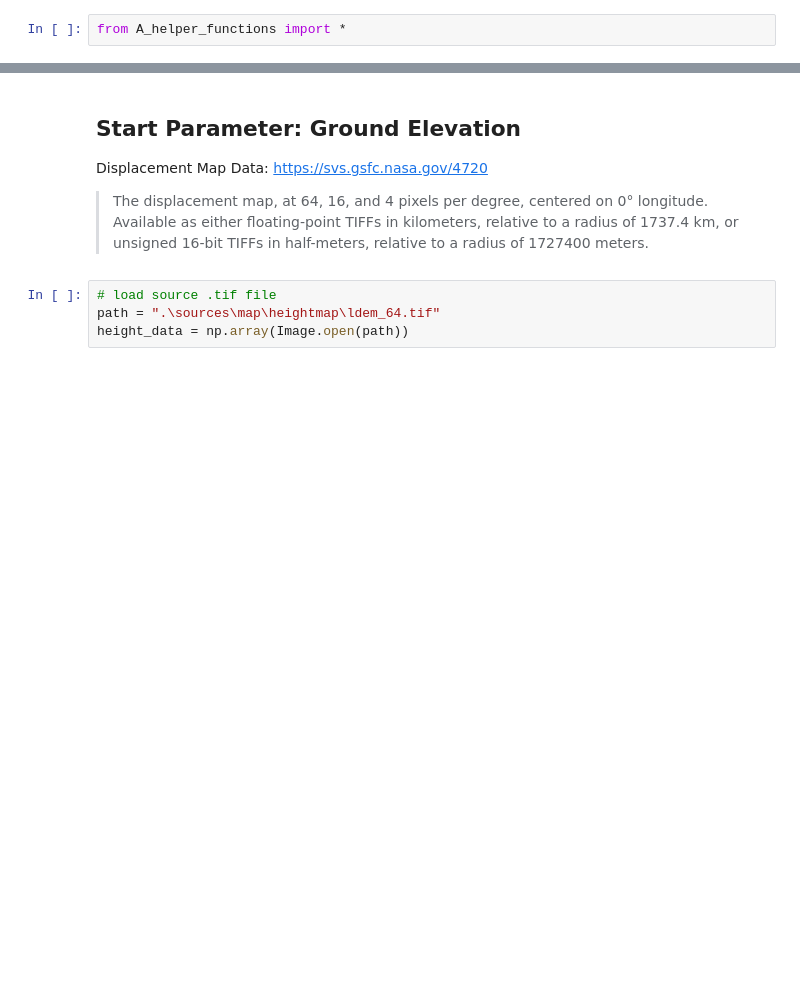
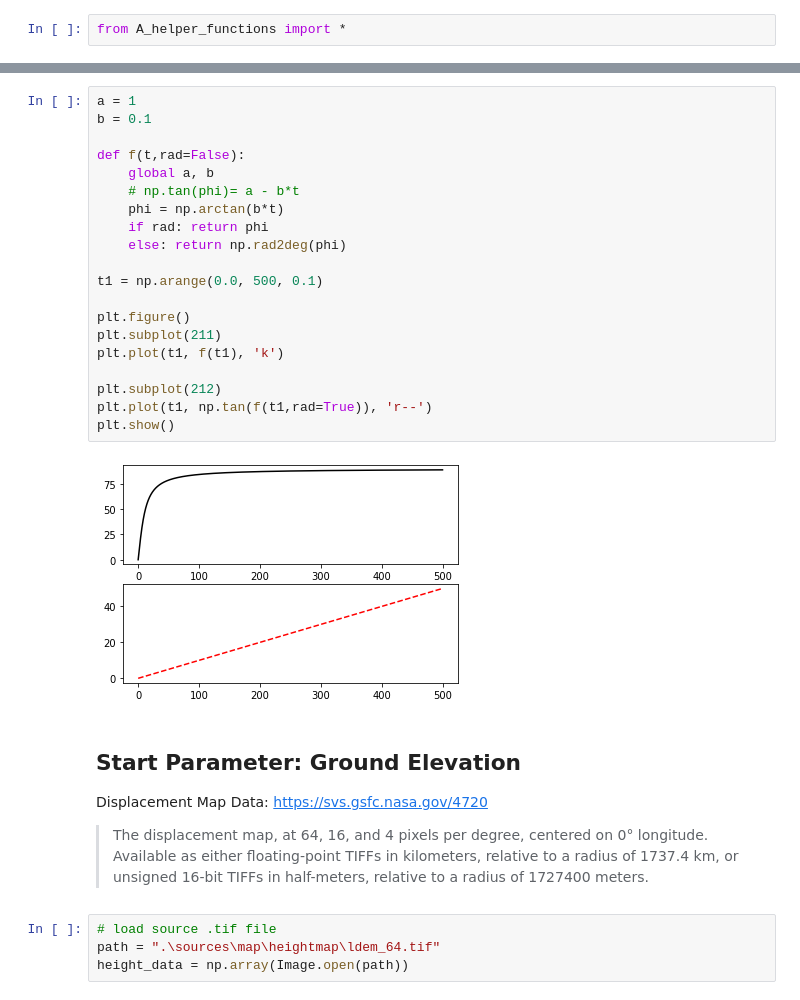
Before and after one commit to Sven-J-Steinert/10.3389-frspt.2024.1352213, a Jupyter notebook: B_Transport_efficiency.ipynb, the cells around one changed output, grey strips where cells are left out. Cells and saved outputs as stored; diff of their text form; blank space fills up the shorter version.

```diff
--- a/B_Transport_efficiency.ipynb
+++ b/B_Transport_efficiency.ipynb
@@ -31,3 +409,25 @@ from A_helper_functions import *
+# %%
+a = 1
+b = 0.1
+
+def f(t,rad=False):
+    global a, b
+    # np.tan(phi)= a - b*t
+    phi = np.arctan(b*t)
+    if rad: return phi
+    else: return np.rad2deg(phi)
+
+t1 = np.arange(0.0, 500, 0.1)
+
+plt.figure()
+plt.subplot(211)
+plt.plot(t1, f(t1), 'k')
+
+plt.subplot(212)
+plt.plot(t1, np.tan(f(t1,rad=True)), 'r--')
+plt.show()
+# %% [output]
+[figure, added]
 # %% [markdown]
 ## Start Parameter: Ground Elevation
 
```
Also changed, not shown: parts of 20 cells of this notebook, 1 other file.
